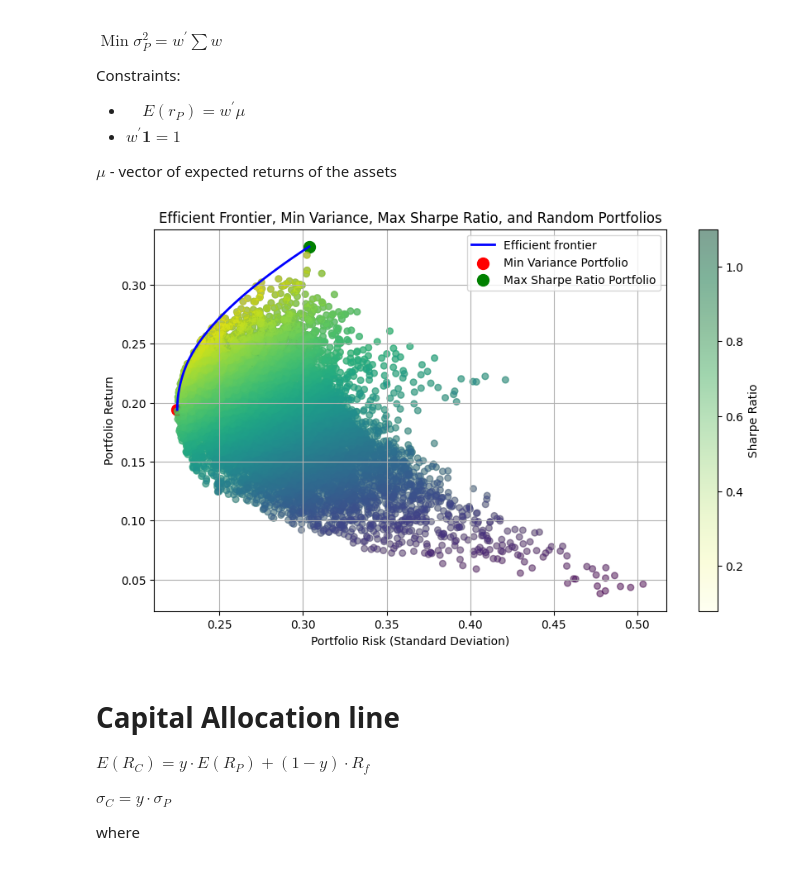
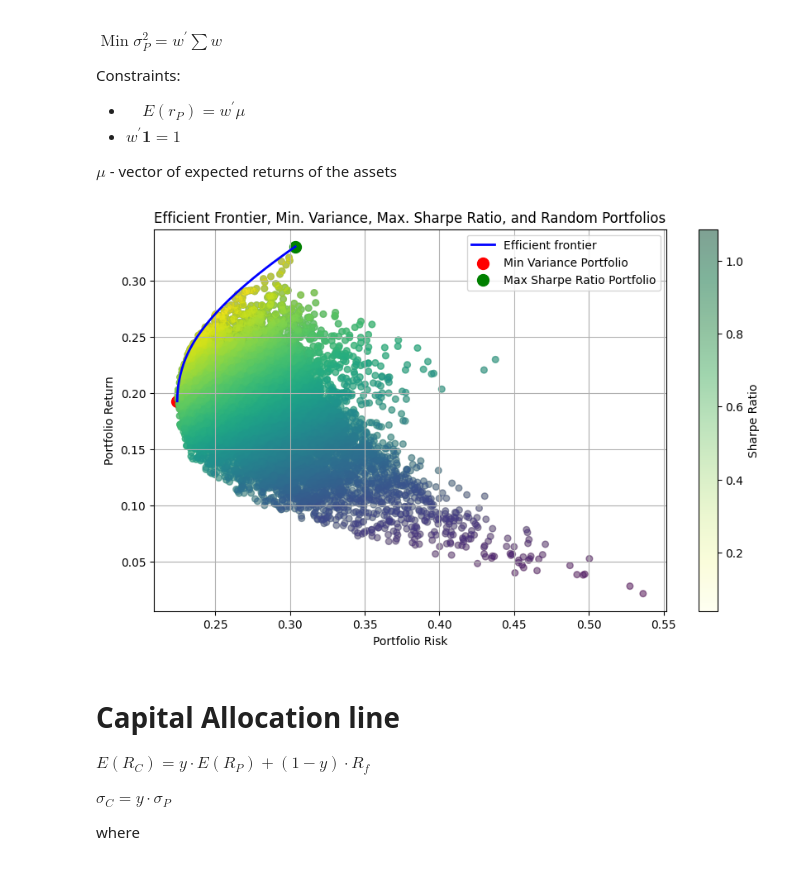
Before and after one commit to kratos-2022/Portfolio-Mangement, a Jupyter notebook: MPT.ipynb, the cells around one changed output. Cells and saved outputs as stored; diff of their text form; code cells hidden in the pictures.

```diff
--- a/MPT.ipynb
+++ b/MPT.ipynb
@@ -47,3 +60,3 @@ def getStockData(stocks,start,end):
 # %%
-stockData=getStockData(stocks,start,end)
+stock_data=getStockData(stocks,start,end)
 # %% [output]
@@ -51,11 +64,19 @@ stockData=getStockData(stocks,start,end)
 [*********************100%%**********************]  4 of 4 completed
-# %%
-def getDailyReturns(stockData):
-    dailyReturns=stockData['Adj Close'].pct_change()
-    dailyReturns=dailyReturns.dropna()
-    return dailyReturns
+# %%
+def getDailyReturns(stock_data):
+    """Calculates the daily returns
+
+    Args:
+        stock_data (pd.Dataframe): A dataframe containing the details of stocks
+
+    Returns:
+        pd.Dataframe: A dataframe containing the daily returns of each stock
+    """
+    dailyReturns=stock_data['Adj Close'].pct_change()
+    dailyReturns=dailyReturns.dropna()
+    return dailyReturns
 # %%
-dailyReturns=getDailyReturns(stockData)
+dailyReturns=getDailyReturns(stock_data)
 # %%
 meanReturns=(1+dailyReturns.mean())**252-1 # Annualizing the daily returns
 covMatrix=dailyReturns.cov()*252 # Annualizing the covariance matrix
@@ -170,38 +261,44 @@ def results(meanReturns,covMatrix):
             minVar_allocation,minVar_portfolio_expectedReturn,minVar_portfolio_risk,
             efficientRisk,targetReturns)=results(meanReturns,covMatrix)
 # %%
-"""Plotting the efficient frontier"""
+"""
+In this section :-
+1. Generation of random portfolios
+2. Plotting the efficient frontier, Max. Sharpe ratio, Min. Variance portfolio and the random portfolios
+"""
+
+# Generating the random portfolios
 randomPortfolios=10000
 randomPortfolios_weights=np.empty((randomPortfolios,n))
 randomPortfolios_expectedReturns=np.empty(randomPortfolios)
 randomPortfolios_risk=np.empty(randomPortfolios)
 
+#Filling the empty arrays with the returns and risks
 for i in range(randomPortfolios):
     weights=np.random.rand(len(meanReturns))
     weights=weights/weights.sum()
     randomPortfolios_weights[i]=(weights)
     randomPortfolios_expectedReturns[i]=np.sum(weights*meanReturns)
     randomPortfolios_risk[i]=np.sqrt(np.dot(weights.T,np.dot(covMatrix, weights)))
 
 
 plt.figure(figsize=(10,6))
 plt.plot(efficientRisk,targetReturns,label='Efficient frontier',color='blue',linewidth=2)
 plt.scatter(minVar_portfolio_risk,minVar_portfolio_expectedReturn, color='red', marker='o', s=100, label='Min Variance Portfolio')
 plt.scatter(maxSR_portfolio_risk,maxSR_portfolio_expectedReturn, color='green', marker='o', s=100, label='Max Sharpe Ratio Portfolio')
 cmap=plt.get_cmap('YlGn')
 scatter = plt.scatter(randomPortfolios_risk, randomPortfolios_expectedReturns, marker='o', s=30, alpha=0.5, c=randomPortfolios_expectedReturns/randomPortfolios_risk, cmap=cmap)
 cbar=plt.colorbar(scatter,label='Sharpe Ratio',orientation='vertical')
 plt.scatter(randomPortfolios_risk, randomPortfolios_expectedReturns, marker='o', s=30, alpha=0.5,c=randomPortfolios_expectedReturns/randomPortfolios_risk)
-plt.xlabel('Portfolio Risk (Standard Deviation)')
+plt.xlabel('Portfolio Risk')
 plt.ylabel('Portfolio Return')
-plt.title('Efficient Frontier, Min Variance, Max Sharpe Ratio, and Random Portfolios')
+plt.title('Efficient Frontier, Min. Variance, Max. Sharpe Ratio, and Random Portfolios')
 plt.grid(True)
 plt.legend()
 
-# Show the plot
 plt.show()
 # %% [output]
-[figure, old version]
+[figure, new version]
 # %% [markdown]
 # Capital Allocation line
 
```
Also changed, not shown: parts of 12 cells of this notebook.
